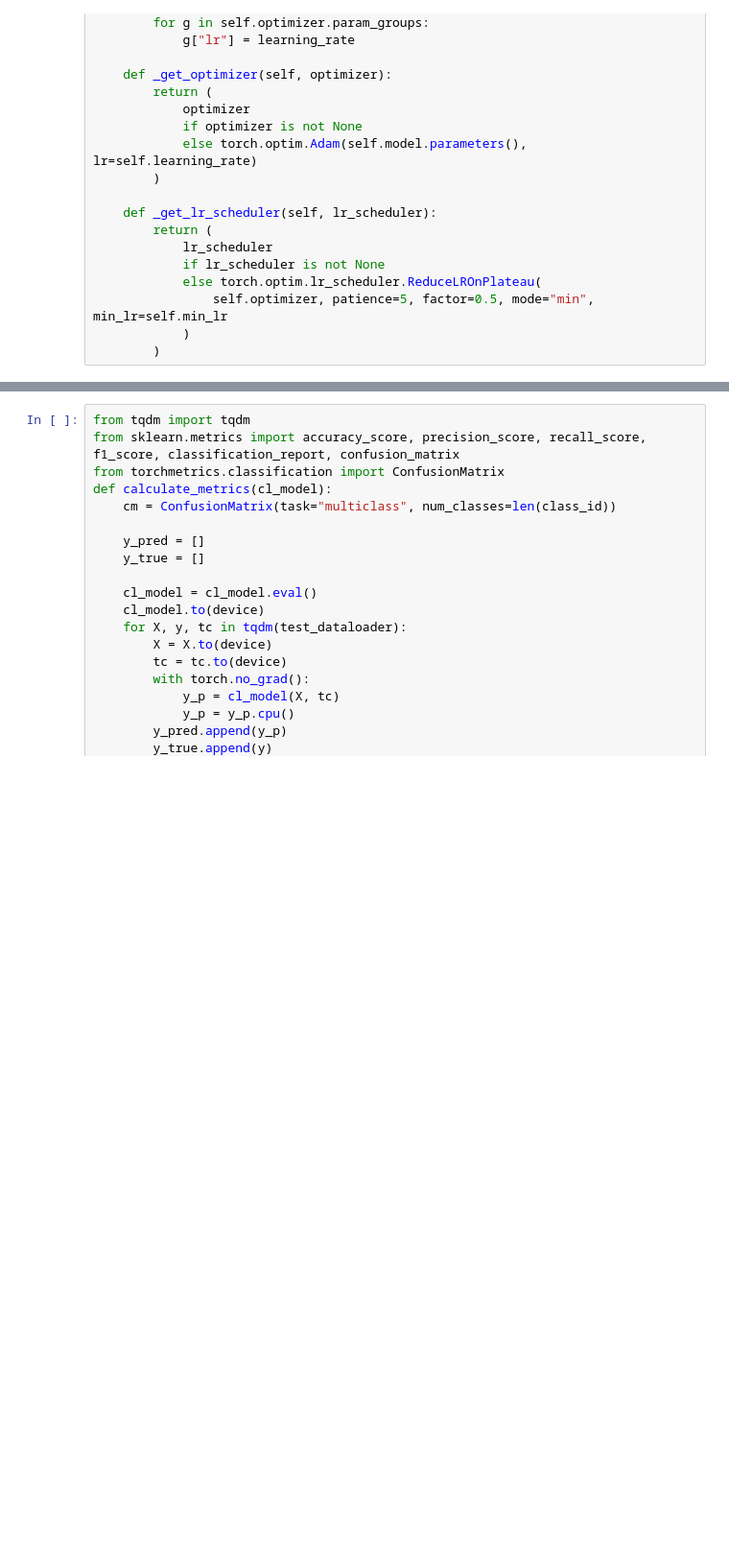
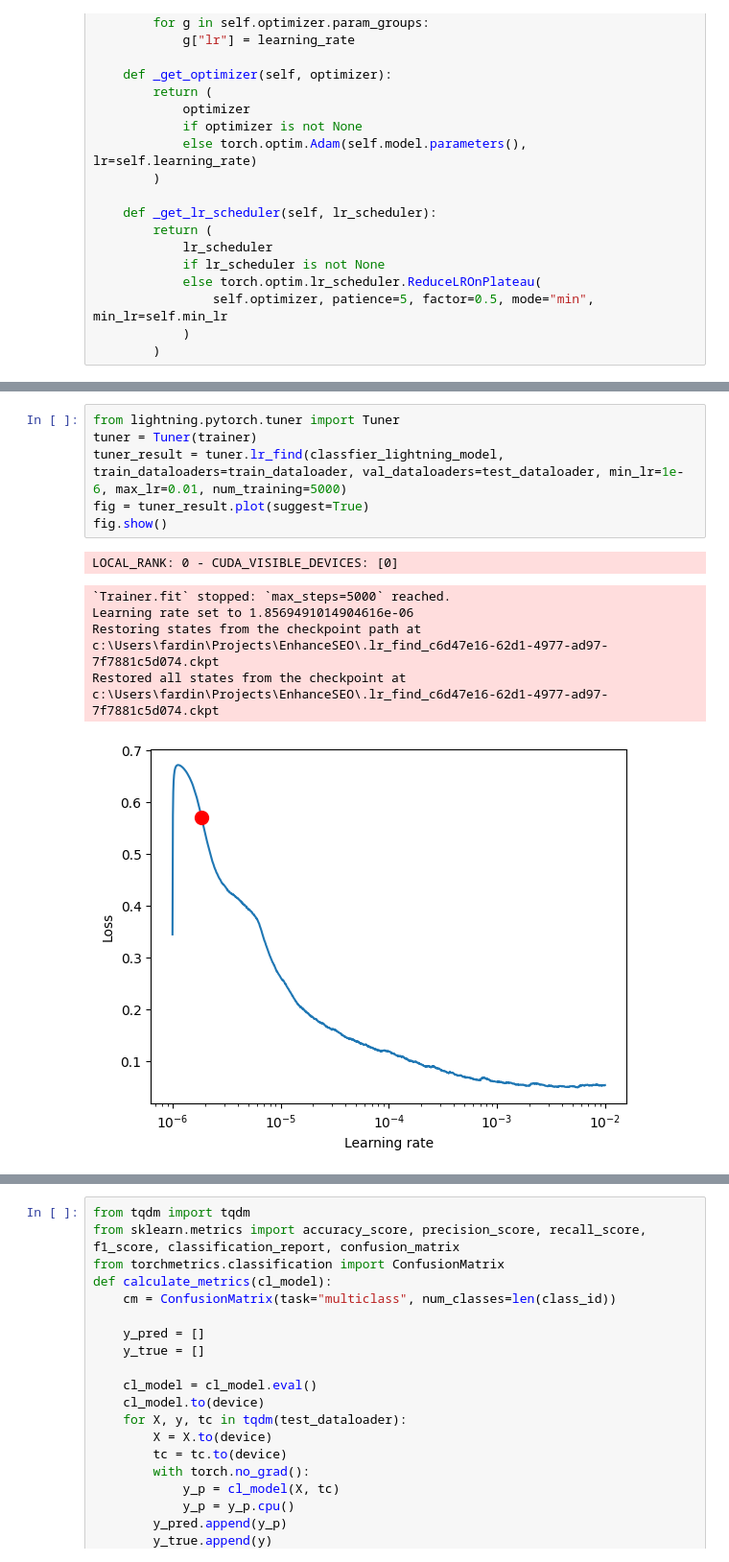
Before and after one commit to FardinRastakhiz/QuickCharNet, a Jupyter notebook: TestsOnMaliciousURL1/character_and_token_level_cnn_malicious_dataset copy.ipynb, the cells around one changed output, grey strips where cells are left out. Shown at 96% size. Drawn from its saved outputs; the diff is of its cells as text; blank space fills up the shorter version.

```diff
--- a/TestsOnMaliciousURL1/character_and_token_level_cnn_malicious_dataset copy.ipynb
+++ b/TestsOnMaliciousURL1/character_and_token_level_cnn_malicious_dataset copy.ipynb
@@ -328,0 +346,13 @@ HPU available: False, using: 0 HPUs
+# %%
+from lightning.pytorch.tuner import Tuner
+tuner = Tuner(trainer)
+tuner_result = tuner.lr_find(classfier_lightning_model, train_dataloaders=train_dataloader, val_dataloaders=test_dataloader, min_lr=1e-6, max_lr=0.01, num_training=5000)
+fig = tuner_result.plot(suggest=True)
+fig.show()
+# %% [output]
+LOCAL_RANK: 0 - CUDA_VISIBLE_DEVICES: [0]
+`Trainer.fit` stopped: `max_steps=5000` reached.
+Learning rate set to 1.8569491014904616e-06
+Restoring states from the checkpoint path at c:\Users\fardin\Projects\EnhanceSEO\.lr_find_c6d47e16-62d1-4977-ad97-7f7881c5d074.ckpt
+Restored all states from the checkpoint at c:\Users\fardin\Projects\EnhanceSEO\.lr_find_c6d47e16-62d1-4977-ad97-7f7881c5d074.ckpt
+[figure, added]
```
Also changed, not shown: parts of 11 cells of this notebook, 1 other file.
